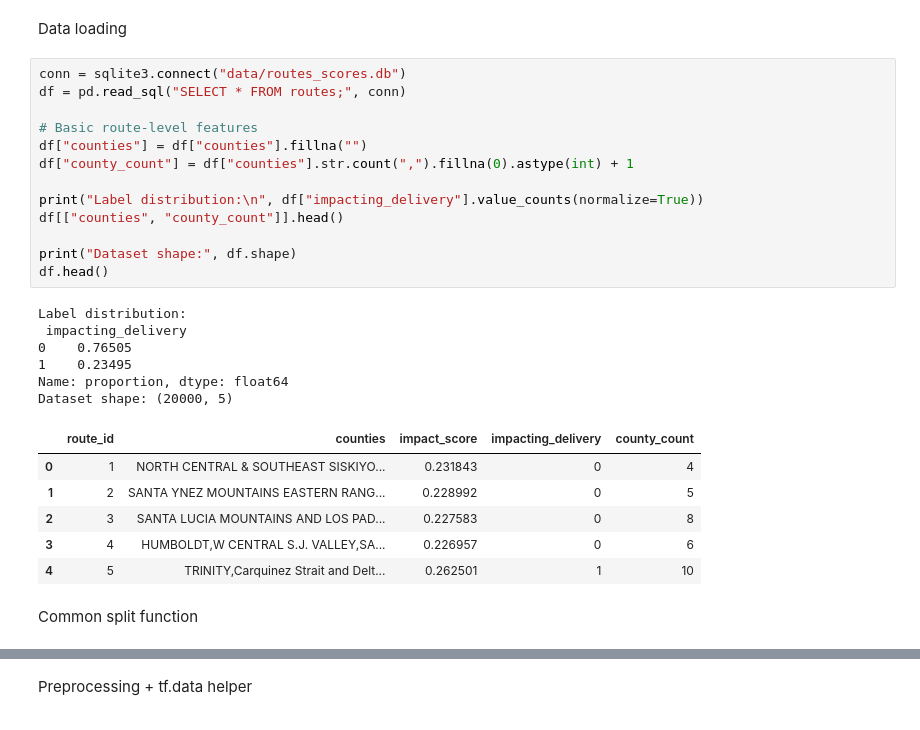
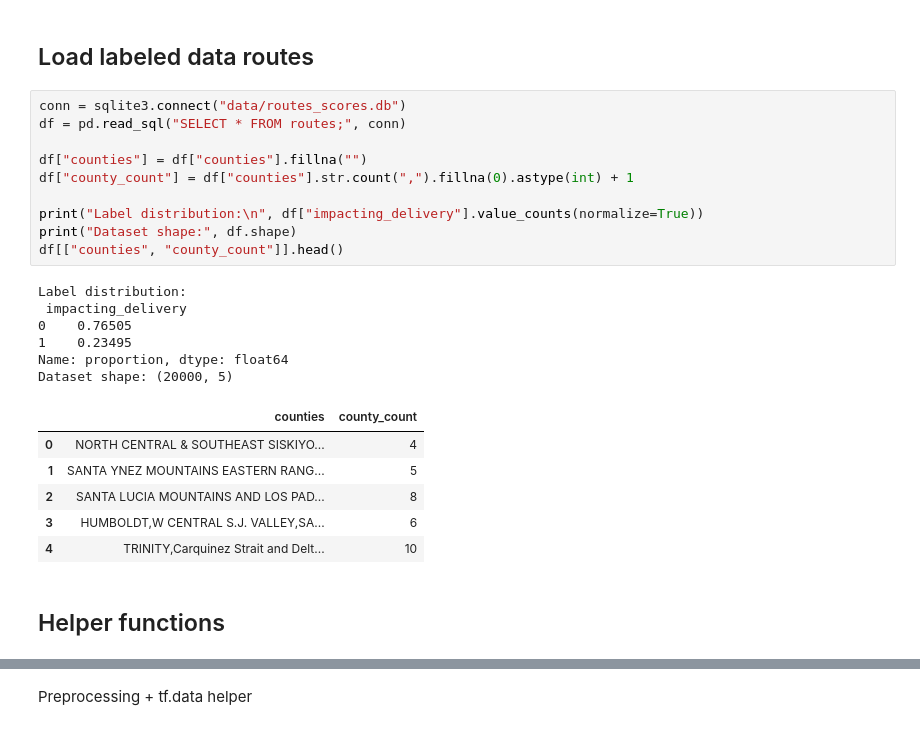
Before and after one commit to ecasto9542/cs230-project, a Jupyter notebook: notebooks/deep_model_mlp.ipynb, the cells around one changed output, grey strips where cells are left out. Drawn from its saved outputs; the diff is of its cells as text.

```diff
--- a/notebooks/deep_model_mlp.ipynb
+++ b/notebooks/deep_model_mlp.ipynb
@@ -44,31 +53,28 @@ Working directory: /Users/ecasto/cs230-project
-# %% [markdown]
-Data loading
+# %% [markdown]
+## Load labeled data routes
 # %%
 conn = sqlite3.connect("data/routes_scores.db")
 df = pd.read_sql("SELECT * FROM routes;", conn)
 
-# Basic route-level features
 df["counties"] = df["counties"].fillna("")
 df["county_count"] = df["counties"].str.count(",").fillna(0).astype(int) + 1
 
 print("Label distribution:\n", df["impacting_delivery"].value_counts(normalize=True))
+print("Dataset shape:", df.shape)
 df[["counties", "county_count"]].head()
-
-print("Dataset shape:", df.shape)
-df.head()
 # %% [output]
 Label distribution:
  impacting_delivery
 0    0.76505
 1    0.23495
 Name: proportion, dtype: float64
 Dataset shape: (20000, 5)
-|  | route_id | counties | impact_score | impacting_delivery | county_count |
-| 0 | 1 | NORTH CENTRAL & SOUTHEAST SISKIYO... | 0.231843 | 0 | 4 |
-| 1 | 2 | SANTA YNEZ MOUNTAINS EASTERN RANG... | 0.228992 | 0 | 5 |
-| 2 | 3 | SANTA LUCIA MOUNTAINS AND LOS PAD... | 0.227583 | 0 | 8 |
-| 3 | 4 | HUMBOLDT,W CENTRAL S.J. VALLEY,SA... | 0.226957 | 0 | 6 |
-| 4 | 5 | TRINITY,Carquinez Strait and Delt... | 0.262501 | 1 | 10 |
+|  | counties | county_count |
+| 0 | NORTH CENTRAL & SOUTHEAST SISKIYO... | 4 |
+| 1 | SANTA YNEZ MOUNTAINS EASTERN RANG... | 5 |
+| 2 | SANTA LUCIA MOUNTAINS AND LOS PAD... | 8 |
+| 3 | HUMBOLDT,W CENTRAL S.J. VALLEY,SA... | 6 |
+| 4 | TRINITY,Carquinez Strait and Delt... | 10 |
 # %% [markdown]
-Common split function
+## Helper functions
 # %%
```
Also changed, not shown: parts of 19 cells of this notebook, 27 other files.
